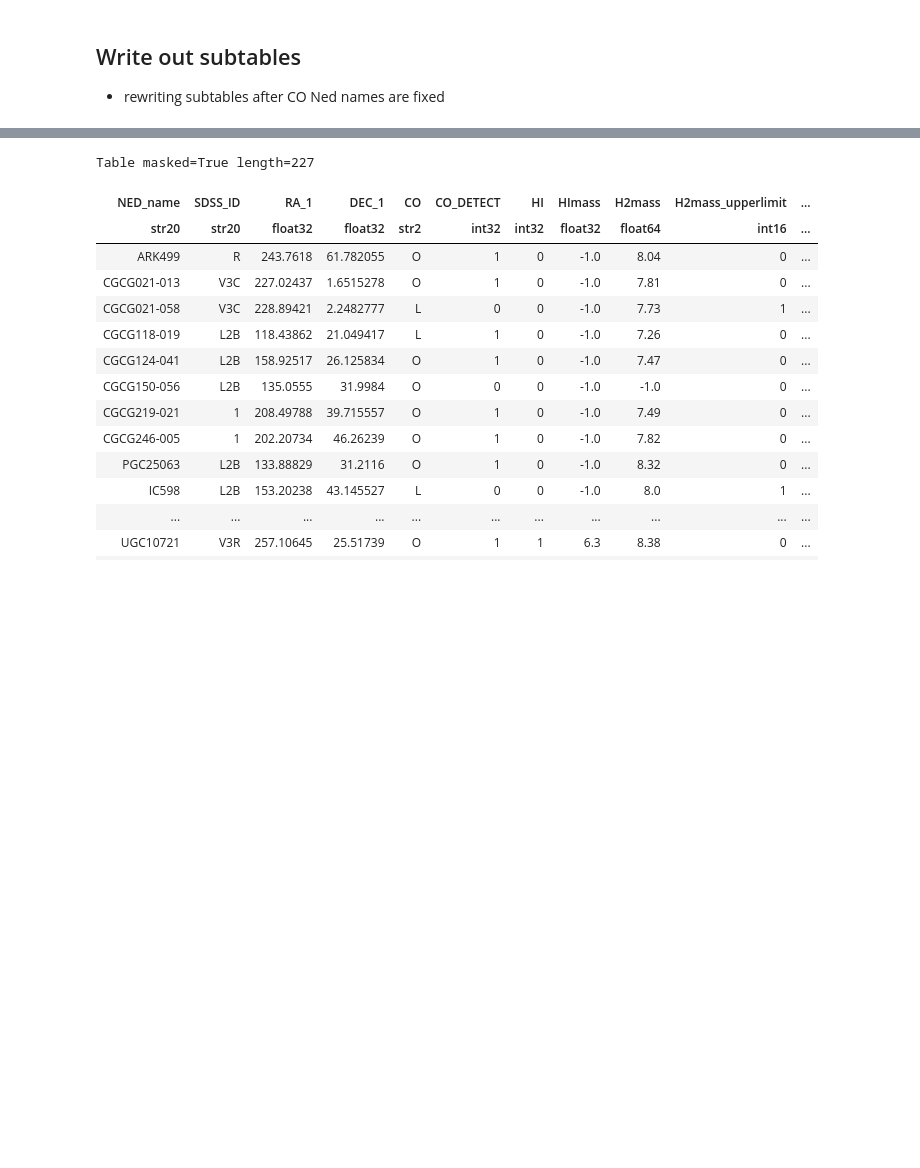
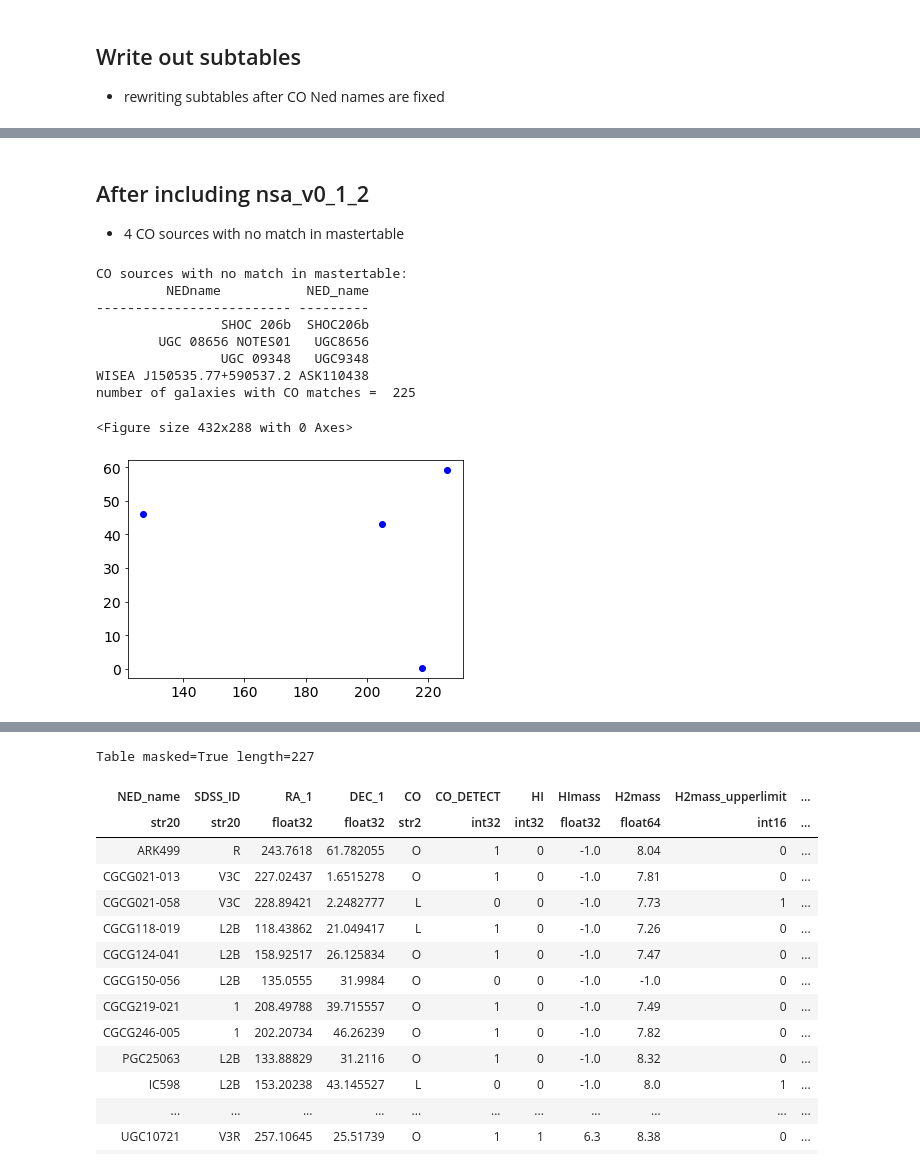
Before and after one commit to rfinn/Virgo, a Jupyter notebook: notebooks/cleaned-sample.ipynb, the cells around one changed output, grey strips where cells are left out. Drawn from its saved outputs; the diff is of its cells as text; code cells hidden in the pictures; blank space fills up the shorter version.

```diff
--- a/notebooks/cleaned-sample.ipynb
+++ b/notebooks/cleaned-sample.ipynb
@@ -276,4 +396,0 @@ total 95M
-# %%
-os.chdir('/home/rfinn/research/Virgo/supersample/')
-c = fits.getdata('z0MGS_tbl.fits')
-c = Table(c)
@@ -743,0 +791,18 @@ number of galaxies with CO matches =  222
+# %% [markdown]
+## After including nsa_v0_1_2 ##
+
+- 4 CO sources with no match in mastertable
+# %%
+%run ~/github/Virgo/programs/write_subtables.py
+c.get_CO()
+# %% [output]
+CO sources with no match in mastertable:
+         NEDname           NED_name
+------------------------- ---------
+                SHOC 206b  SHOC206b
+        UGC 08656 NOTES01   UGC8656
+                UGC 09348   UGC9348
+WISEA J150535.77+590537.2 ASK110438
+number of galaxies with CO matches =  225
+<Figure size 432x288 with 0 Axes>
+[figure, added]
```
Also changed, not shown: parts of 55 cells of this notebook, 6 other files.
